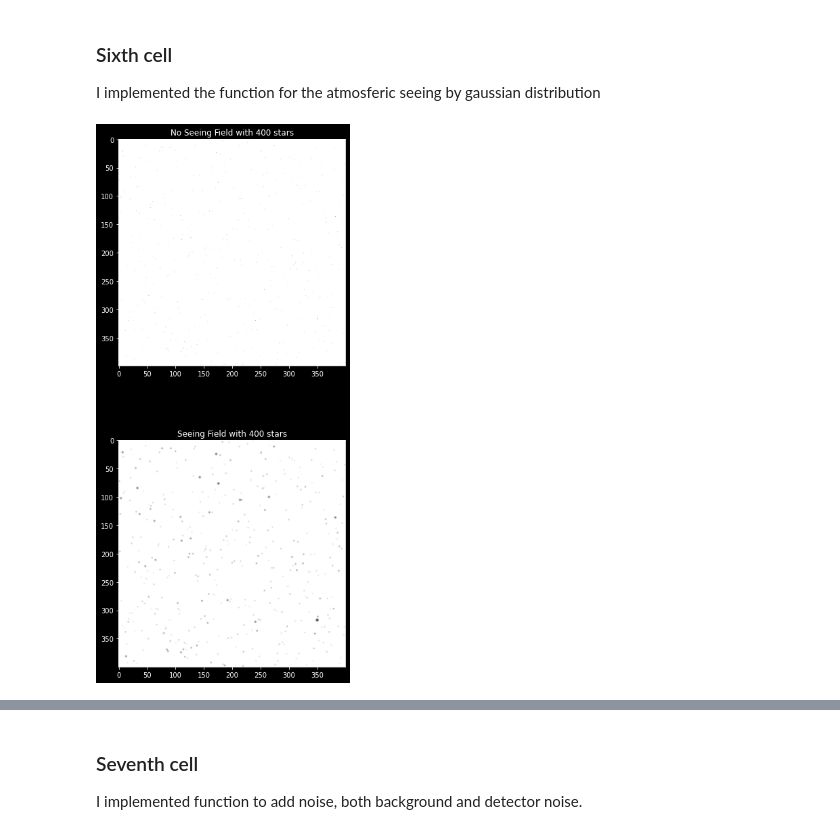
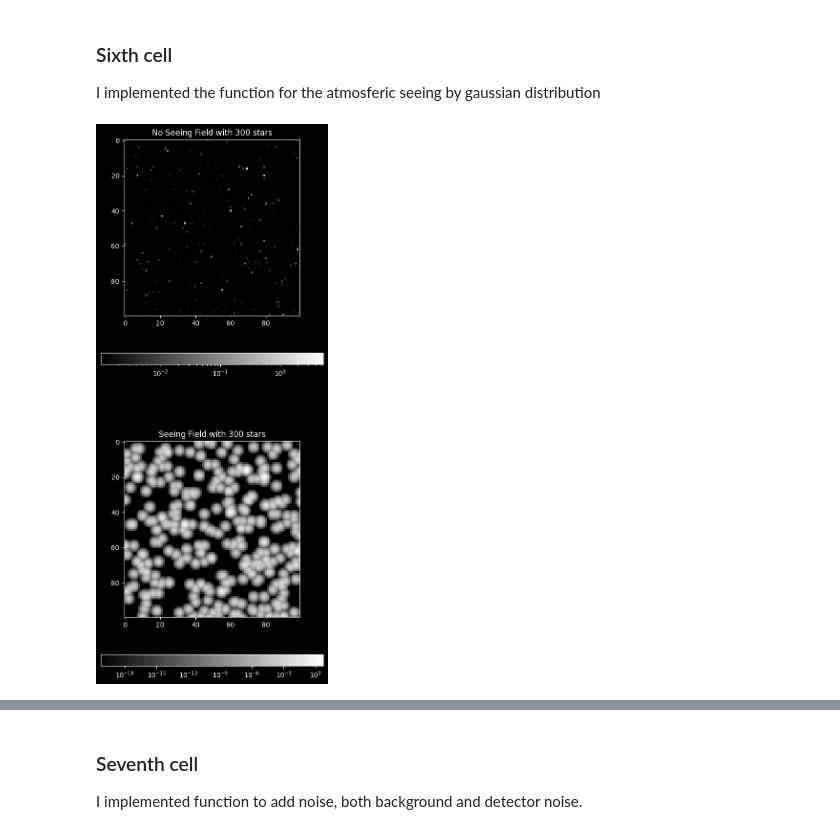
Before and after one commit to 00-berni/proj_2, a Jupyter notebook: notebook/implementation_notebook.ipynb, the cells around one changed output, grey strips where cells are left out. Saved outputs shown, nothing was run; the diff lists cells and outputs as text; code cells hidden in the pictures.

Commit message:
Change of the method of imshow() Grayscale and colorbar

```diff
--- a/notebook/implementation_notebook.ipynb
+++ b/notebook/implementation_notebook.ipynb
@@ -23,9 +23,9 @@ from scipy.signal import fftconvolve
 import os
 
 # dimension of the matrix
-N = int(4e2+1)
+N = int(1e2+1)
 # number of stars
-M = int(4e2)
+M = int(3e2)
 
 ## Set parameters
 alpha = 2
@@ -35,13 +35,13 @@ m_min = 0.1; m_max = 20
 # Initial Mass Function
 IMF = lambda m : m**(-alpha)
 # def IMF(m):
-# 	if(m >= 0.01 and m < 0.08):
-# 		a = -0.3
-# 	elif(m >= 0.08 and m < 0.5 ):
-# 		a = -1.3
-# 	else:
-# 		a = -2.3
-# 	return m**a
+#     if(m >= 0.01 and m < 0.08):
+#         a = -0.3
+#     elif(m >= 0.08 and m < 0.5 ):
+#         a = -1.3
+#     else:
+#         a = -2.3
+#     return m**a
 IMF_min = IMF(0.1); IMF_max = IMF(20)
 
 print(f'IMF for smallest and biggest stars:\nM\t\tIMF\n0.1 Msun\t{IMF_min}\n20  Msun\t{IMF_max}')
@@ -273,72 +302,72 @@ I implemented the function for the atmosferic seeing by gaussian distribution
 # SIXTH CELL
 ##* Gaussian matrix generator
 #   It makes a gaussian [n,n] matrix, centered in [xs,ys]
-#	param	sigma	the root of variance. Set to 0.9
-# 	param	dim	dimension of matrix field. Set to N
+#    param    sigma    the root of variance. Set to 0.9
+#     param    dim    dimension of matrix field. Set to N
 #
-#	return	G[n,n]	gaussian [n,n] matrix
-def gaussian(sigma=0.6,dim=N):
-	x = np.arange(dim,dtype=int)
-	y = np.arange(dim,dtype=int)
-	# shift to center of the field
-	x -= int(dim/2);  y -= int(dim/2)
-	# Gaussian function
-	G = lambda r : np.exp(-r**2/sigma**2/2)
-	# generate [n,n] matrix = G_i * G_j
-	return np.outer(G(x),G(y))
+#    return    G[n,n]    gaussian [n,n] matrix
+def gaussian(sigma=0.5,dim=N):
+    x = np.arange(dim,dtype=int)
+    y = np.arange(dim,dtype=int)
+    # shift to center of the field
+    x -= int(dim/2);  y -= int(dim/2)
+    # Gaussian function
+    G = lambda r : np.exp(-r**2/sigma**2/2)
+    # generate [n,n] matrix = G_i * G_j
+    return np.outer(G(x),G(y))
 
 
 ##* Atmosferic seeing function
 #   It convolves the field with tha Gaussian to
 #   make the atmosferic seeing
-#	param	f	field matrix [n,n]
+#    param    f    field matrix [n,n]
 #
-#	return	f_s	field matrix [n,n] with seeing
+#    return    f_s    field matrix [n,n] with seeing
 #?  Add a parameter to choose atm pfs between Gaussian and Lorentzian
 def atm_seeing(f):
-	# dim of the field
-	n = len(f)
-	# call f_s the new field with seeing
-#	f_s = f
-	# take [n,n] matrix from the field
-	field = f
-	# convolution with gaussian
-	field = fftconvolve(field,gaussian(dim=n),mode='same')
-	# values are saved in each color channel
-	# to have grayscale
-	return field
+    # dim of the field
+    n = len(f)
+    # call f_s the new field with seeing
+#    f_s = f
+    # take [n,n] matrix from the field
+    field = f
+    # convolution with gaussian
+    field = fftconvolve(field,gaussian(dim=n),mode='same')
+    # values are saved in each color channel
+    # to have grayscale
+    return field
 
 # generation of the field and the stars
 F, S = initialize()
 
 ## Plot
 fig1, (img_field, img_field_seeing) = plt.subplots(2,1,figsize=(6,15))
 fig2, (img_zoom, img_zoom_seeing)   = plt.subplots(2,1,figsize=(6,15))
 
 #  0 : positive image
 # -1 : negative image
-v = -1
+v = 0
 
-field_image(img_field,F,v)
+field_image(fig1, img_field,F,v)
 #img_field.imshow(1-F)
 img_field.set_title(f'No Seeing Field with {M} stars')
-field_image(img_zoom,F,v,[inf,sup])
+field_image(fig1, img_zoom,F,v,[inf,sup])
 #img_zoom.imshow(1-F[inf:sup,inf:sup,:])
 img_zoom.set_title(f'No Seeing Field with {M} stars: [{inf}:{sup}] x [{inf}:{sup}]')
 
 # generation of the seeing image
 F_s = atm_seeing(F)
-field_image(img_field_seeing,F_s,v)
+field_image(fig2, img_field_seeing,F_s,v)
 #img_field_seeing.imshow(1-F_s)
 img_field_seeing.set_title(f'Seeing Field with {M} stars')
-field_image(img_zoom_seeing,F_s,v,[inf,sup])
+field_image(fig2, img_zoom_seeing,F_s,v,[inf,sup])
 #img_zoom_seeing.imshow(1-F_s[inf:sup,inf:sup,:])
 img_zoom_seeing.set_title(f'Seeing Field with {M} stars: [{inf}:{sup}] x [{inf}:{sup}]')
 
 picdir = os.path.join(pwd,'Pictures')
 fig1.savefig(os.path.join(picdir,'field.png'))
 fig2.savefig(os.path.join(picdir,'zoom.png'))
 
 plt.show()
 # %% [output]
-[figure, old version]
+[figure, new version]
```
Also changed, not shown: parts of 7 cells of this notebook, 5 other files.
